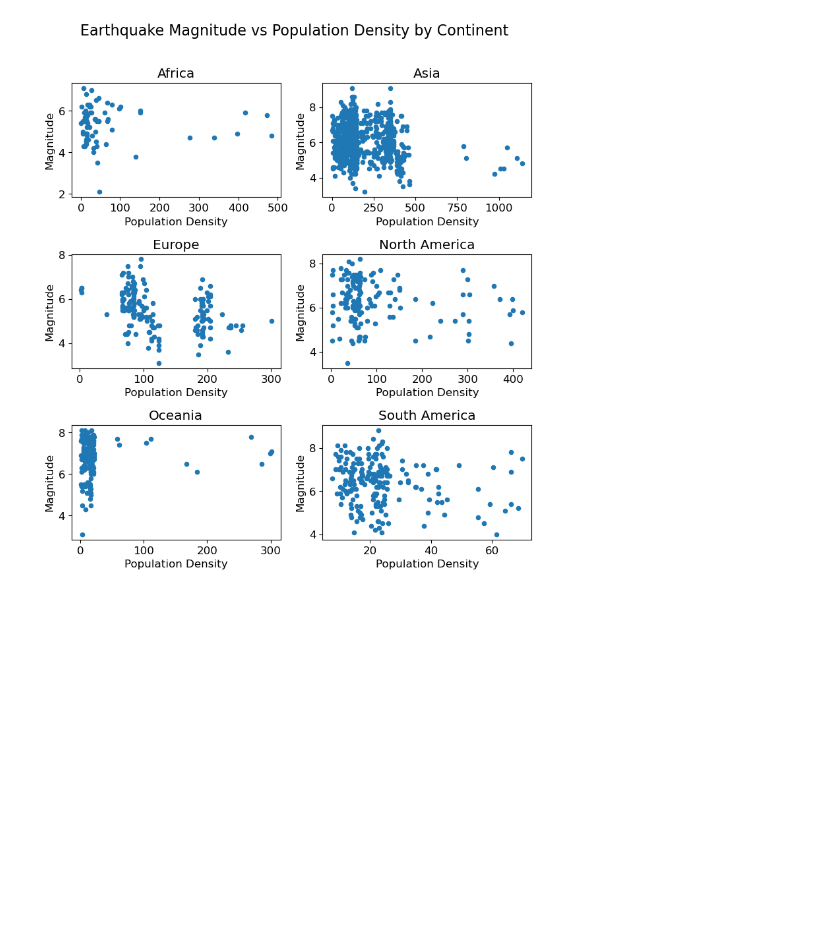
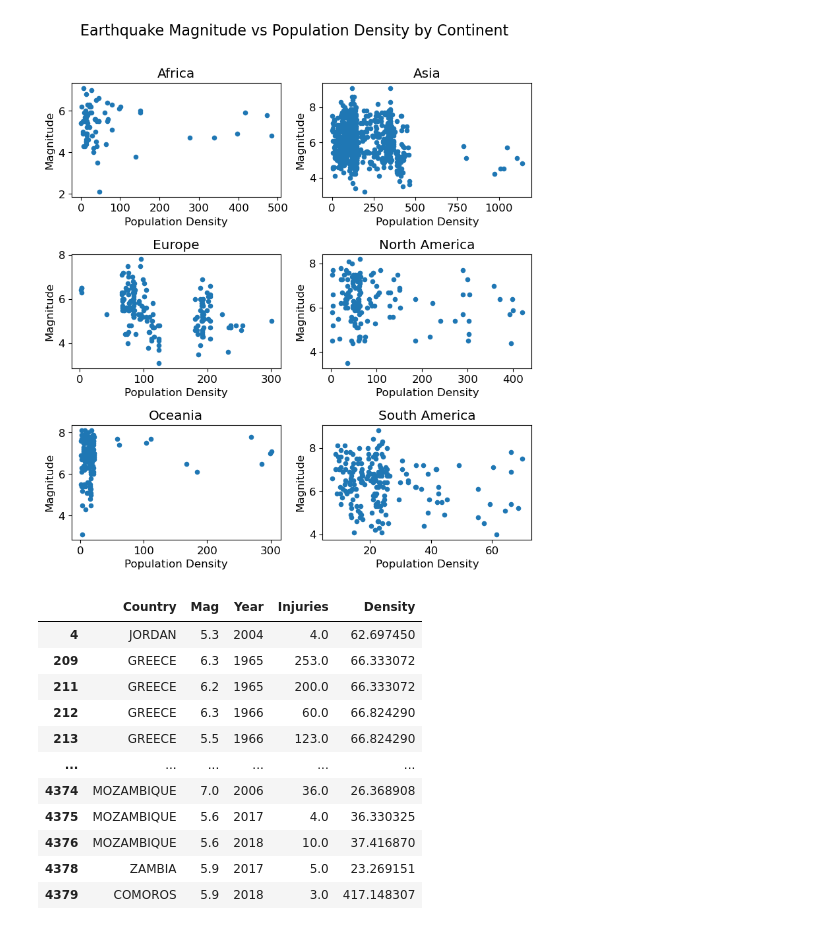
Before and after one commit to Matthijs-Vossen/Earthquake-Analysis, a Jupyter notebook: simon's-eda/eda.ipynb, the cells around one changed output. Drawn from its saved outputs; the diff is of its cells as text; code cells hidden in the pictures; blank space fills up the shorter version.

Commit message:
decision tree classifier

```diff
--- a/simon's-eda/eda.ipynb
+++ b/simon's-eda/eda.ipynb
@@ -329,3 +327,96 @@ fig.suptitle('Earthquake Magnitude vs Population Density by Continent', fontsize
 [figure]
 Text(0.5, 0.98, 'Earthquake Magnitude vs Population Density by Continent')
 [figure]
+# %%
+# Import necessary libraries
+from sklearn.tree import DecisionTreeClassifier
+from sklearn.metrics import accuracy_score
+
+df_pop_den = pd.read_excel('API_EN.POP.DNST_DS2_en_excel_v2_5113872.xls', skiprows=3)
+df['Country'] = df['Location Name'].str.split(':|;', expand=True)[0]
+df_country = df[['Country', 'Mag', 'Year', 'Injuries']]
+# make country name capital letters
+df_pop_den['Country Name'] = df_pop_den['Country Name'].str.upper()
+df_pop_den = df_pop_den.drop(columns=['Indicator Code'])
+df_pop_den = df_pop_den.drop(columns=['Indicator Name'])
+df_pop_den = df_pop_den.drop(columns=['Country Code'])
+
+# add all columns from df_pop_den to df_country based on country name
+df_country_2 = df_country.merge(df_pop_den, left_on='Country', right_on='Country Name')
+
+df_country_2 = df_country_2.drop(columns=['Country Name'])
+
+# convert Year entries to string and remove .0
+df_country_2['Year'] = df_country_2['Year'].astype(str).str[:-2]
+#display(df_country_2)
+
+# if a row entry in the 'Year' column is not in the name of a column in df_pop_den, drop that row
+df_country_2 = df_country_2[df_country_2['Year'].isin(df_pop_den.columns)]
+#display(df_country_2)
+
+#make new dataframe with columns starting from 1960
+df_country_3 = df_country_2[df_country_2.columns[3:]]
+
+# if the 'Year' is equal to a column of df_country_3 make a new column called 'Density' and set it to the value of the intersection of the 'Year' and the column
+for index, row in df_country_2.iterrows():
+    for column in df_country_3.columns[3:]:
+        if row['Year'] == column:
+            df_country_2.loc[index, 'Density'] = row[column]
+
+# drop all columns that are not 'Country', 'Mag', 'Year', or 'Density' or 'Injuries'
+df_country_2 = df_country_2.drop(columns=df_country_2.columns[4:-1])
+# drop all nan values
+df_country_2 = df_country_2.dropna()
+display(df_country_2)
+
+data = df_country_2
+X = data.drop('Injuries', axis=1)
+y = data['Injuries']
+X = pd.get_dummies(X, columns=['Country'], prefix='c')
+
+X_train, X_test, y_train, y_test = train_test_split(X, y, test_size=0.2)
+clf = DecisionTreeClassifier()
+clf.fit(X_train, y_train)
+y_pred = clf.predict(X_test)
+
+#plot the tree
+# from sklearn import tree
+# plt.figure(figsize=(20,10))
+# tree.plot_tree(clf, filled=True)
+# plt.xlabel('Features')
+# plt.ylabel('Injuries')
+# plt.show()
+
+accuracy = accuracy_score(y_test, y_pred)
+print(f"Accuracy: {accuracy}")
+
+# make a function to return a string od one hot encoded 'Country' with one country set to 1 as an input and the rest set to 0
+def selected_country(country):
+    cl = X.iloc[:1, X.columns.str.startswith('c_')].copy()
+    # remove index
+    cl = cl.reset_index(drop=True)
+    # set all values to 0
+    cl = cl.replace(1, 0)
+    # make a stirng of 'c_' + the country name
+    country = 'c_' + country
+    # set the value of the country to 1
+    cl[country] = 1
+    return cl
+
+# test the model and include Mag, Year, Density and features
+test = pd.DataFrame({'Mag': [6.5], 'Year': [2023], 'Density': [100]})
+test = pd.concat([test, selected_country('CHINA')], axis=1)
+print(clf.predict(test))
+# %% [output]
+|  | Country | Mag | Year | Injuries | Density |
+| 4 | JORDAN | 5.3 | 2004 | 4.0 | 62.697450 |
+| 209 | GREECE | 6.3 | 1965 | 253.0 | 66.333072 |
+| 211 | GREECE | 6.2 | 1965 | 200.0 | 66.333072 |
+| 212 | GREECE | 6.3 | 1966 | 60.0 | 66.824290 |
+| 213 | GREECE | 5.5 | 1966 | 123.0 | 66.824290 |
+| ... | ... | ... | ... | ... | ... |
+| 4374 | MOZAMBIQUE | 7.0 | 2006 | 36.0 | 26.368908 |
+| 4375 | MOZAMBIQUE | 5.6 | 2017 | 4.0 | 36.330325 |
+| 4376 | MOZAMBIQUE | 5.6 | 2018 | 10.0 | 37.416870 |
+| 4378 | ZAMBIA | 5.9 | 2017 | 5.0 | 23.269151 |
+| 4379 | COMOROS | 5.9 | 2018 | 3.0 | 417.148307 |
```
Also changed, not shown: parts of 3 cells of this notebook.
